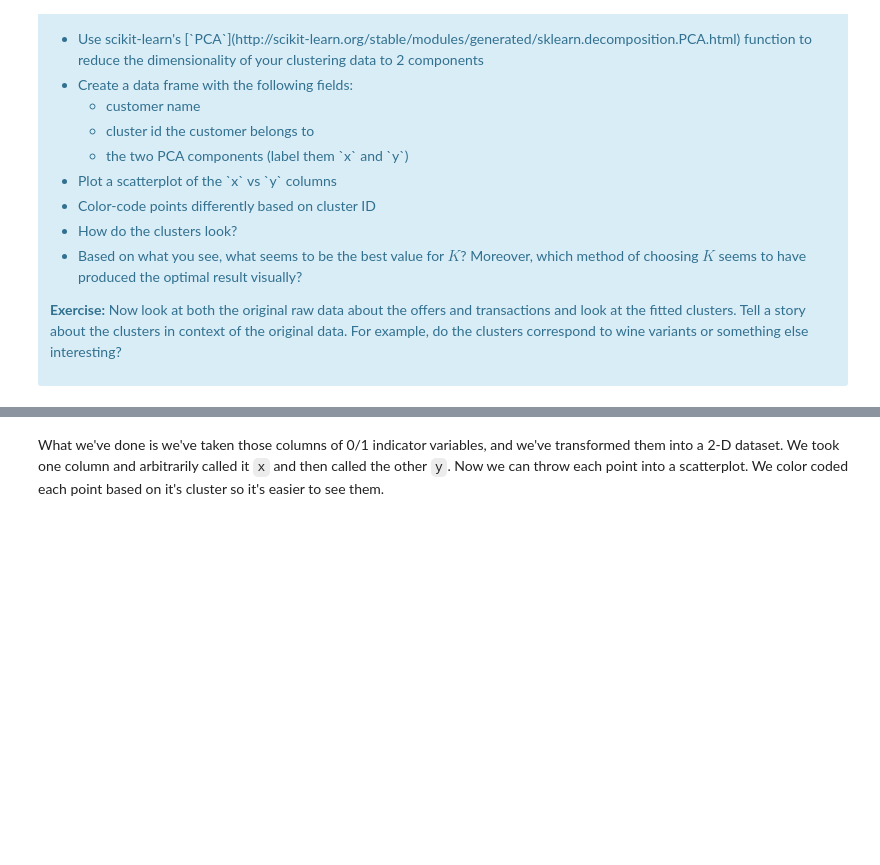
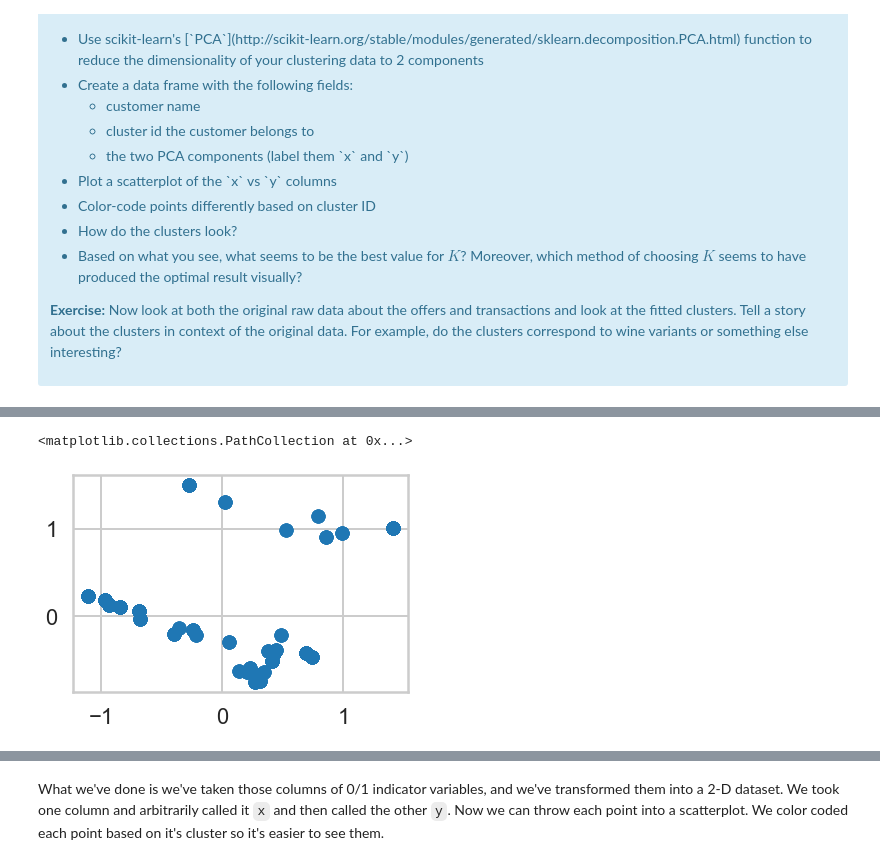
Before and after one commit to dudhatdhavalm/springboard-mini-projects, a Jupyter notebook: mec-16.2.6-clustering-mini-project/Mini_Project_Clustering.ipynb, the cells around one changed output, grey strips where cells are left out. Saved outputs shown, nothing was run; the diff lists cells and outputs as text; code cells hidden in the pictures; blank space fills up the shorter version.

Commit message:
Clustering

```diff
--- a/mec-16.2.6-clustering-mini-project/Mini_Project_Clustering.ipynb
+++ b/mec-16.2.6-clustering-mini-project/Mini_Project_Clustering.ipynb
@@ -536,0 +605,2 @@ This is only one use of PCA for dimension reduction. We can also use PCA when we
+# %%
+cluster_df = pd.DataFrame(kmean.labels_.reshape(-1, 1))
@@ -536,0 +620,2 @@ This is only one use of PCA for dimension reduction. We can also use PCA when we
+# %%
+pca_component_data_df = pd.DataFrame(pca_component_data)
@@ -536,0 +635,4 @@ This is only one use of PCA for dimension reduction. We can also use PCA when we
+# %%
+combine_df = pd.concat([customer_df, pca_component_data_df, cluster_df], axis=1)
+# %%
+combine_df.columns = ["customer_name", "x", "y", "cluster"]
@@ -536,0 +648,5 @@ This is only one use of PCA for dimension reduction. We can also use PCA when we
+# %%
+plt.scatter(combine_df["x"], combine_df["y"])
+# %% [output]
+<matplotlib.collections.PathCollection at 0x...>
+[figure, added]
```
Also changed, not shown: parts of 32 cells of this notebook, 1 other file.
